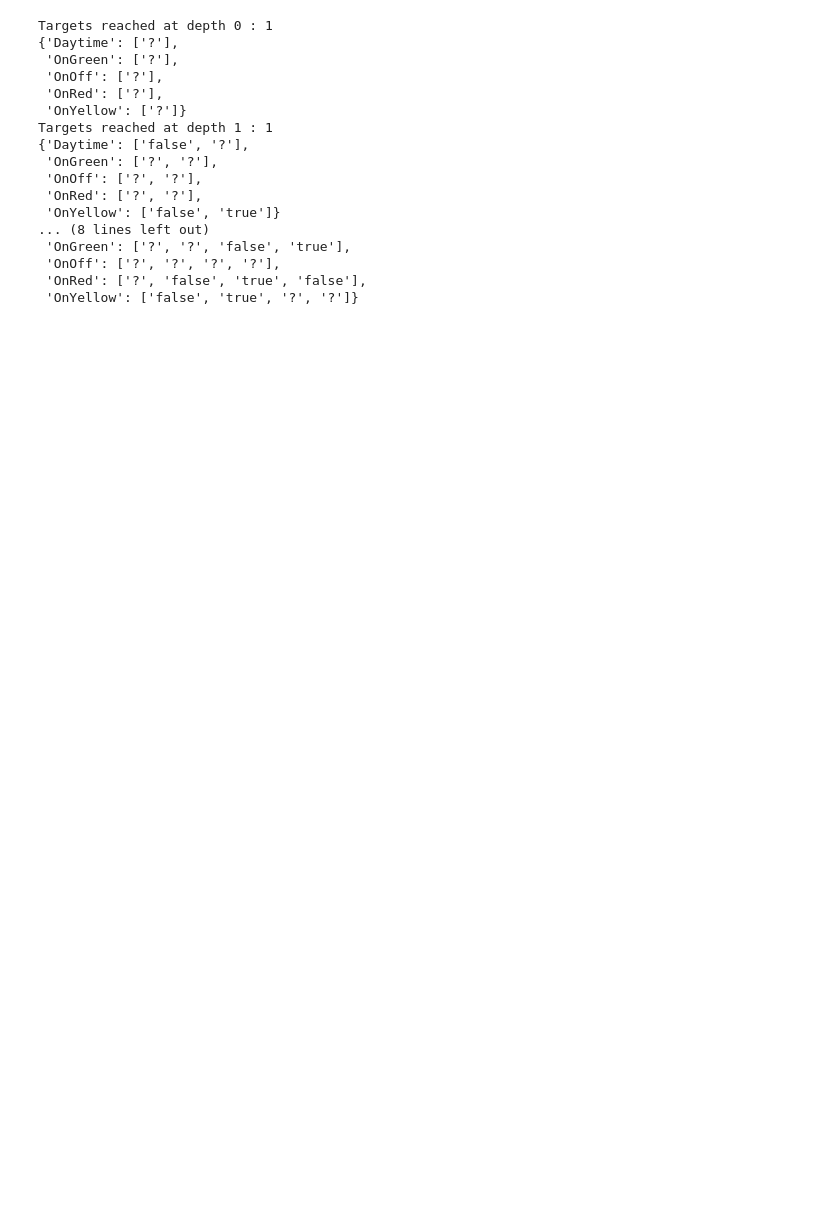
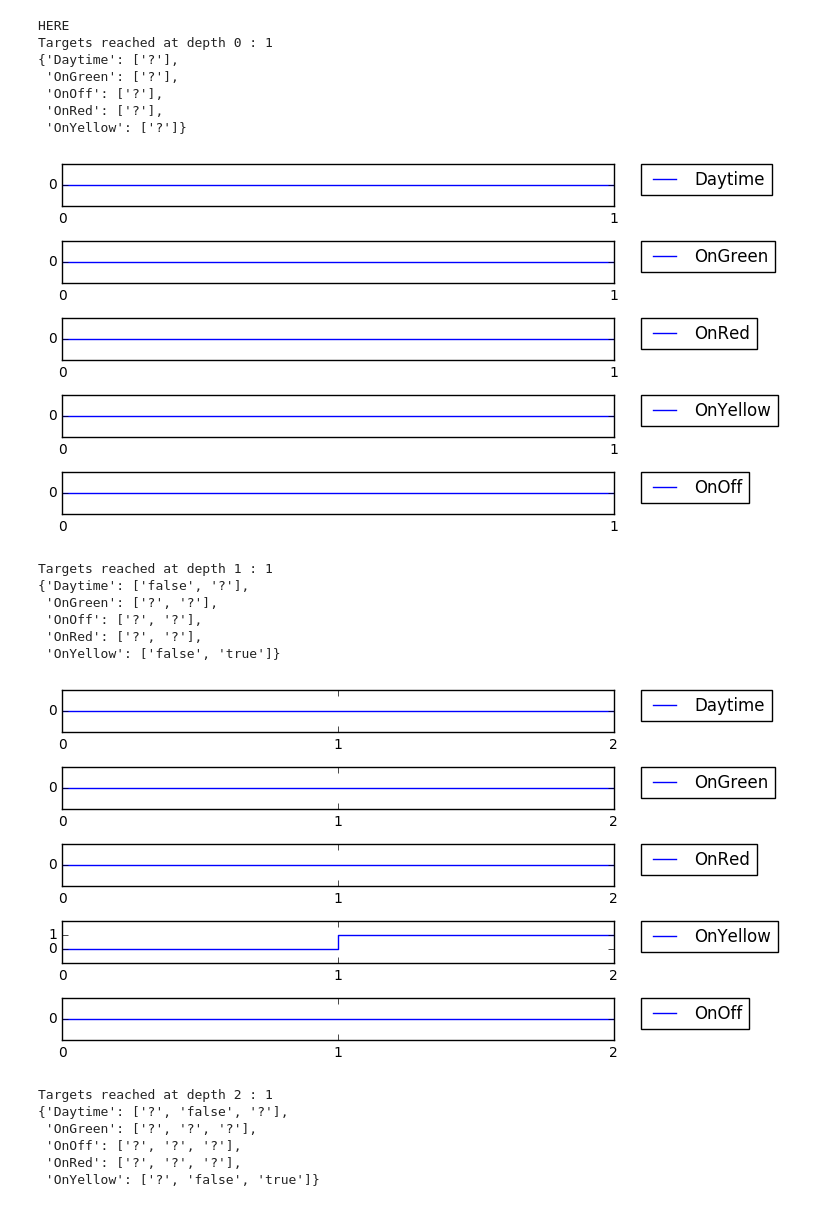
Before and after one commit to formalmethods/intrepid, a Jupyter notebook: examples/jupyter-notebooks/traffic_light/TrafficLight.ipynb, the cells around one changed output. Drawn from its saved outputs; the diff is of its cells as text; code cells hidden in the pictures; blank space fills up the shorter version.

Commit message:
new format traffic light

```diff
--- a/examples/jupyter-notebooks/traffic_light/TrafficLight.ipynb
+++ b/examples/jupyter-notebooks/traffic_light/TrafficLight.ipynb
@@ -2,54 +2,62 @@
 import intrepid as ip
 import intrepid.utils
 import intrepid.plots
 import imp
 import pprint
 
 f, filename, description = imp.find_module('traffic_light')
 traffic_light = imp.load_module('TrafficLight', f, filename, description)
 
 ctx = ip.mk_ctx()
 
-traffic_light.mk_circuit(ctx)
-light_out = traffic_light.outputs['traffic_light/out']
-targetGreen = ip.mk_eq(ctx, light_out, traffic_light.constants['traffic_light/Green'])
-targetYellow = ip.mk_eq(ctx, light_out, traffic_light.constants['traffic_light/Yellow'])
-targetRed = ip.mk_eq(ctx, light_out, traffic_light.constants['traffic_light/Red'])
-targetOff = ip.mk_eq(ctx, light_out, traffic_light.constants['traffic_light/Off'])
+myTrafficLight = traffic_light.SimulinkCircuit(ctx, 'MyTrafficLight')
+myTrafficLight.mk_circuit()
+
+lightOut = myTrafficLight.outputs['traffic_light/out']
+targetGreen = ip.mk_eq(ctx, lightOut, myTrafficLight.nets['traffic_light/Green'])
+targetYellow = ip.mk_eq(ctx, lightOut, myTrafficLight.nets['traffic_light/Yellow'])
+targetRed = ip.mk_eq(ctx, lightOut, myTrafficLight.nets['traffic_light/Red'])
+targetOff = ip.mk_eq(ctx, lightOut, myTrafficLight.nets['traffic_light/Off'])
 
 bmc = ip.mk_engine_bmc(ctx)
 ip.bmc_add_target(ctx, bmc, targetGreen)
 ip.bmc_add_target(ctx, bmc, targetYellow)
 ip.bmc_add_target(ctx, bmc, targetRed)
 ip.bmc_add_target(ctx, bmc, targetOff)
 
+print 'HERE'
+
 for depth in range(4):
-    reached_target = ip.utils.bmc_reach_at_depth(ctx, bmc, depth)
-    if len(reached_target) > 0:
-        print 'Targets reached at depth', depth, ':', len(reached_target)
-        cex = ip.bmc_get_counterexample(ctx, bmc, reached_target[0])
-        cex_dict = ip.utils.counterexample_get_as_dictionary(ctx, cex, traffic_light.inputs, {})
-        pprint.pprint(cex_dict, indent=1)
-        ip.plots.plot_counterexample_dictionary(cex_dict)
+    reachedTargets = ip.utils.bmc_reach_at_depth(ctx, bmc, depth)
+    if len(reachedTargets) > 0:
+        print 'Targets reached at depth', depth, ':', len(reachedTargets)
+        cex = ip.bmc_get_counterexample(ctx, bmc, reachedTargets[0])
+        cexDict = ip.utils.counterexample_get_as_dictionary(ctx, cex, myTrafficLight.inputs, {})
+        pprint.pprint(cexDict, indent=1)
+        ip.plots.plot_counterexample_dictionary(cexDict)
     else:
         print 'No target reacheable at depth:', depth
 
 ip.del_ctx(ctx)
 # %% [output]
+HERE
 Targets reached at depth 0 : 1
 {'Daytime': ['?'],
  'OnGreen': ['?'],
  'OnOff': ['?'],
  'OnRed': ['?'],
  'OnYellow': ['?']}
-Targets reached at depth 1 : 1
-{'Daytime': ['false', '?'],
- 'OnGreen': ['?', '?'],
- 'OnOff': ['?', '?'],
- 'OnRed': ['?', '?'],
- 'OnYellow': ['false', 'true']}
-... (8 lines left out)
- 'OnGreen': ['?', '?', 'false', 'true'],
- 'OnOff': ['?', '?', '?', '?'],
- 'OnRed': ['?', 'false', 'true', 'false'],
- 'OnYellow': ['false', 'true', '?', '?']}
+[figure, added]
+Targets reached at depth 1 : 1
+{'Daytime': ['false', '?'],
+ 'OnGreen': ['?', '?'],
+ 'OnOff': ['?', '?'],
+ 'OnRed': ['?', '?'],
+ 'OnYellow': ['false', 'true']}
+[figure, added]
+Targets reached at depth 2 : 1
+{'Daytime': ['?', 'false', '?'],
+ 'OnGreen': ['?', '?', '?'],
+ 'OnOff': ['?', '?', '?'],
+ 'OnRed': ['?', '?', '?'],
+ 'OnYellow': ['?', 'false', 'true']}
```
Also changed, not shown: parts of 1 cell of this notebook, 3 other files.
